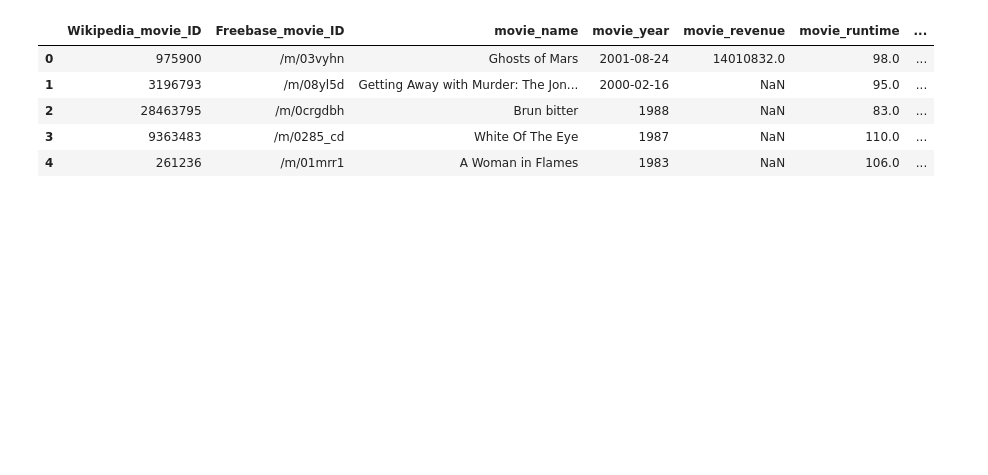
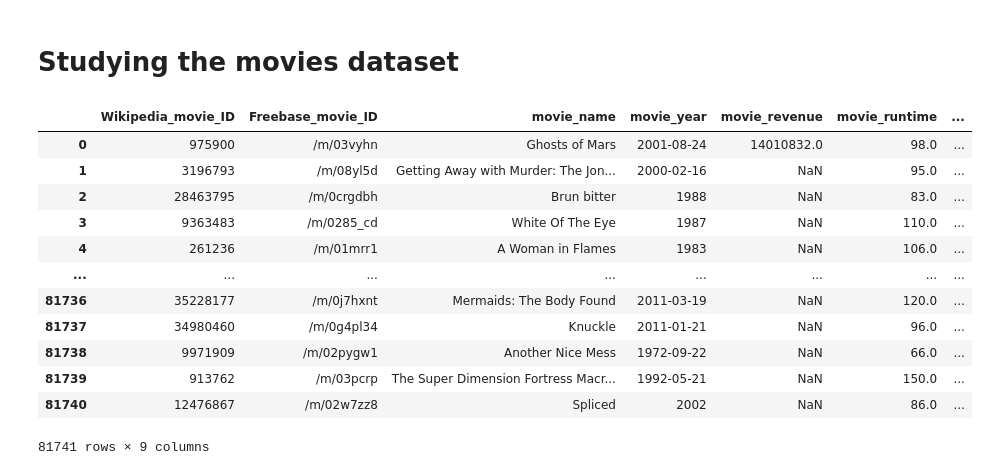
Before and after one commit to epfl-ada/ada-2024-project-madayam, a Jupyter notebook: notebooks/eda.ipynb, the cells around one changed output. Saved outputs shown, nothing was run; the diff lists cells and outputs as text; code cells hidden in the pictures; blank space fills up the shorter version.

Commit message:
Movie dataset analysis and  little of characters dataset

```diff
--- a/notebooks/eda.ipynb
+++ b/notebooks/eda.ipynb
@@ -15,6 +15,8 @@ from statsmodels.stats import diagnostic
 from scipy import stats
 import json
 import ast
+# %% [markdown]
+# Studying the movies dataset
 # %%
 data_folder = '../Data/MovieSummaries/'
 # Load movie metadata
@@ -22,11 +24,18 @@ column_names = ['Wikipedia_movie_ID', 'Freebase_movie_ID', 'movie_name', 'movie_
 tsv_file_movie = data_folder + 'movie.metadata.tsv'
 df_movies = pd.read_table(tsv_file_movie, sep='\t', names=column_names)
 # %%
-df_movies.head(5)
+df_movies
 # %% [output]
 |  | Wikipedia_movie_ID | Freebase_movie_ID | movie_name | movie_year | movie_revenue | movie_runtime | ... |
 | 0 | 975900 | /m/03vyhn | Ghosts of Mars | 2001-08-24 | 14010832.0 | 98.0 | ... |
 | 1 | 3196793 | /m/08yl5d | Getting Away with Murder: The Jon... | 2000-02-16 | NaN | 95.0 | ... |
 | 2 | 28463795 | /m/0crgdbh | Brun bitter | 1988 | NaN | 83.0 | ... |
 | 3 | 9363483 | /m/0285_cd | White Of The Eye | 1987 | NaN | 110.0 | ... |
 | 4 | 261236 | /m/01mrr1 | A Woman in Flames | 1983 | NaN | 106.0 | ... |
+| ... | ... | ... | ... | ... | ... | ... | ... |
+| 81736 | 35228177 | /m/0j7hxnt | Mermaids: The Body Found | 2011-03-19 | NaN | 120.0 | ... |
+| 81737 | 34980460 | /m/0g4pl34 | Knuckle | 2011-01-21 | NaN | 96.0 | ... |
+| 81738 | 9971909 | /m/02pygw1 | Another Nice Mess | 1972-09-22 | NaN | 66.0 | ... |
+| 81739 | 913762 | /m/03pcrp | The Super Dimension Fortress Macr... | 1992-05-21 | NaN | 150.0 | ... |
+| 81740 | 12476867 | /m/02w7zz8 | Spliced | 2002 | NaN | 86.0 | ... |
+81741 rows × 9 columns
```
Also changed, not shown: parts of 26 cells of this notebook.
